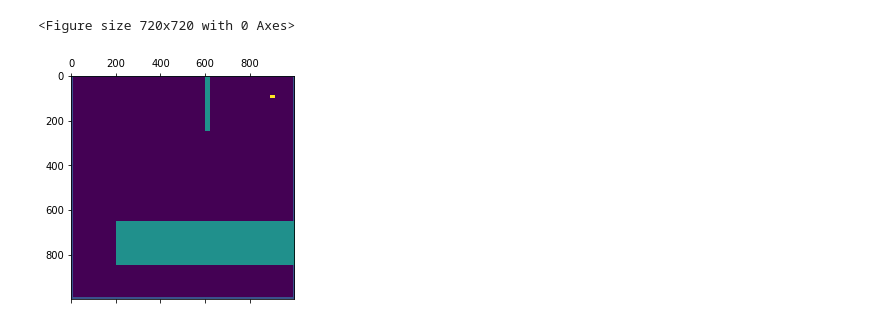
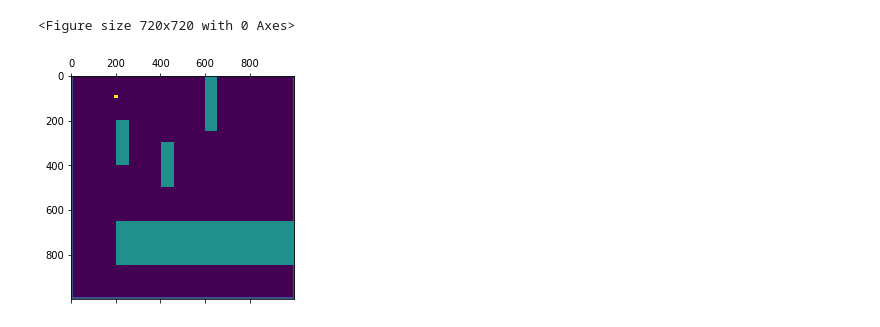
Before and after one commit to fpedd/ees-pees, a Jupyter notebook: backend/fakeenvironmenttester.ipynb, the cells around one changed output. Cells and saved outputs as stored; diff of their text form; code cells hidden in the pictures.

Commit message:
added some more obstacles and explored space plot

```diff
--- a/backend/fakeenvironmenttester.ipynb
+++ b/backend/fakeenvironmenttester.ipynb
@@ -6,11 +7,12 @@ import importlib
 import fakeenvironment as fe
 # %%
 importlib.reload(fe)
-e = fe.Environment()
+e = fe.Environment(startpos=(100, 200), targetpos=(800, 150))
 e.add_obstacle((650,850,200,1000))
-e.add_obstacle((0,250,600,620))
+e.add_obstacle((0,250,600,650))
+e.add_obstacle((200,400,200,260))
+e.add_obstacle((300,500,400,460))
+e.plot()
+# %% [output]
+<Figure size 720x720 with 0 Axes>
+[figure, added]
-# %%
-e.plot()
-# %% [output]
-<Figure size 720x720 with 0 Axes>
-[figure, removed]
```
Also changed, not shown: parts of 6 cells of this notebook.
